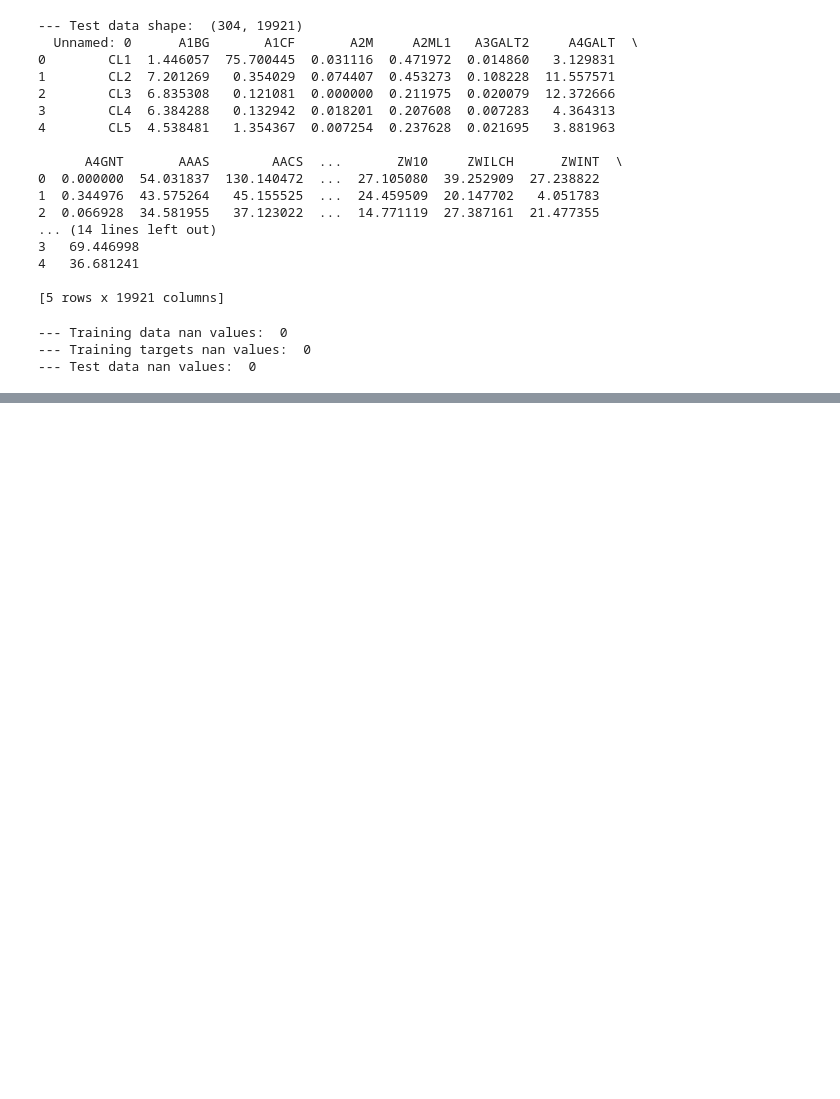
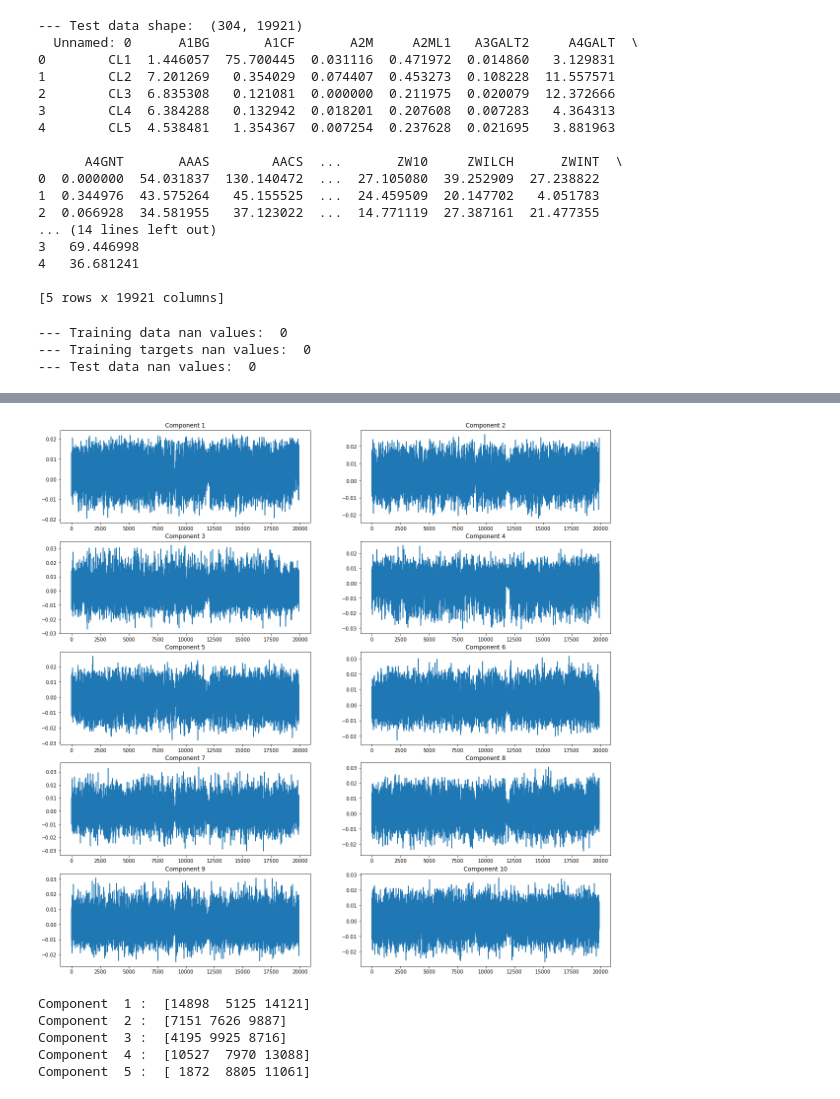
Before and after one commit to oskarboesch/ml-project-2-lol-ml, a Jupyter notebook: src/notebooks/data_exploration.ipynb, the cells around one changed output, grey strips where cells are left out. Drawn from its saved outputs; the diff is of its cells as text; code cells hidden in the pictures; blank space fills up the shorter version.

```diff
--- a/src/notebooks/data_exploration.ipynb
+++ b/src/notebooks/data_exploration.ipynb
@@ -115,0 +155,18 @@ In drug testing, various concentrations of a drug (like Erlotinib, in this case)
+# %%
+# Plot the main values of the 5 first componenets
+plt.figure(figsize=(20, 20))
+for i in range(10):
+    plt.subplot(5, 2, i+1)
+    plt.plot(pca.components_[i])
+    plt.title('Component ' + str(i+1))
+plt.show()
+# Print the three biggest values of each component
+for i in range(5):
+    print("Component ", i+1, ": ", np.argsort(np.abs(pca.components_[i]))[-3:])
+# %% [output]
+[figure, added]
+Component  1 :  [14898  5125 14121]
+Component  2 :  [7151 7626 9887]
+Component  3 :  [4195 9925 8716]
+Component  4 :  [10527  7970 13088]
+Component  5 :  [ 1872  8805 11061]
```
Also changed, not shown: parts of 10 cells of this notebook, 2 other files.
